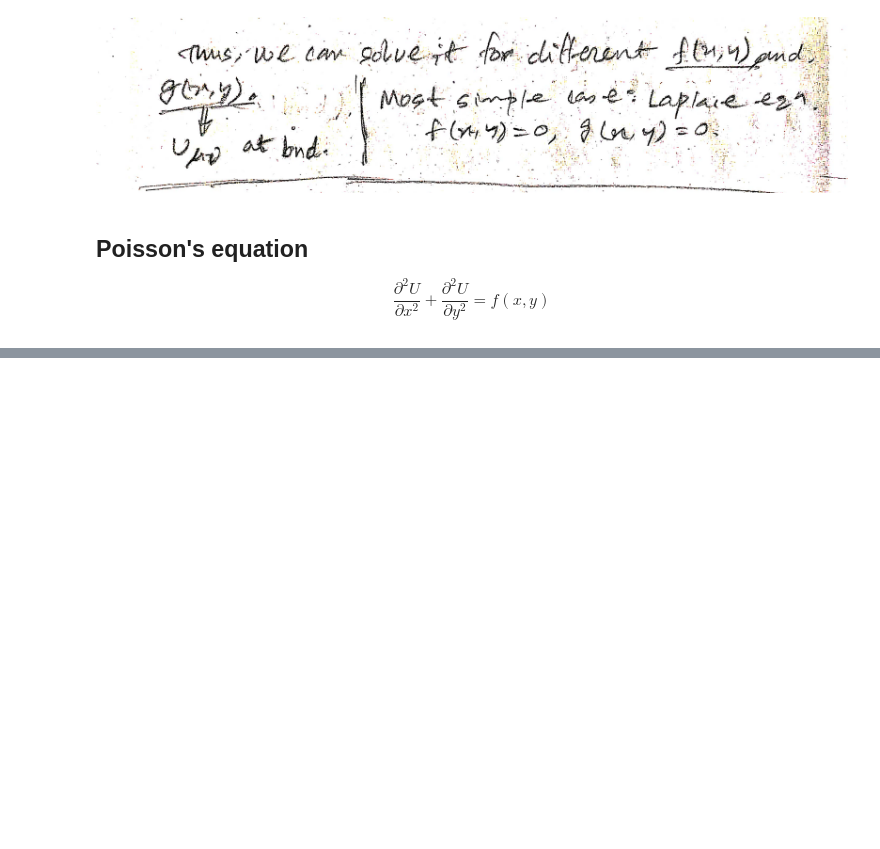
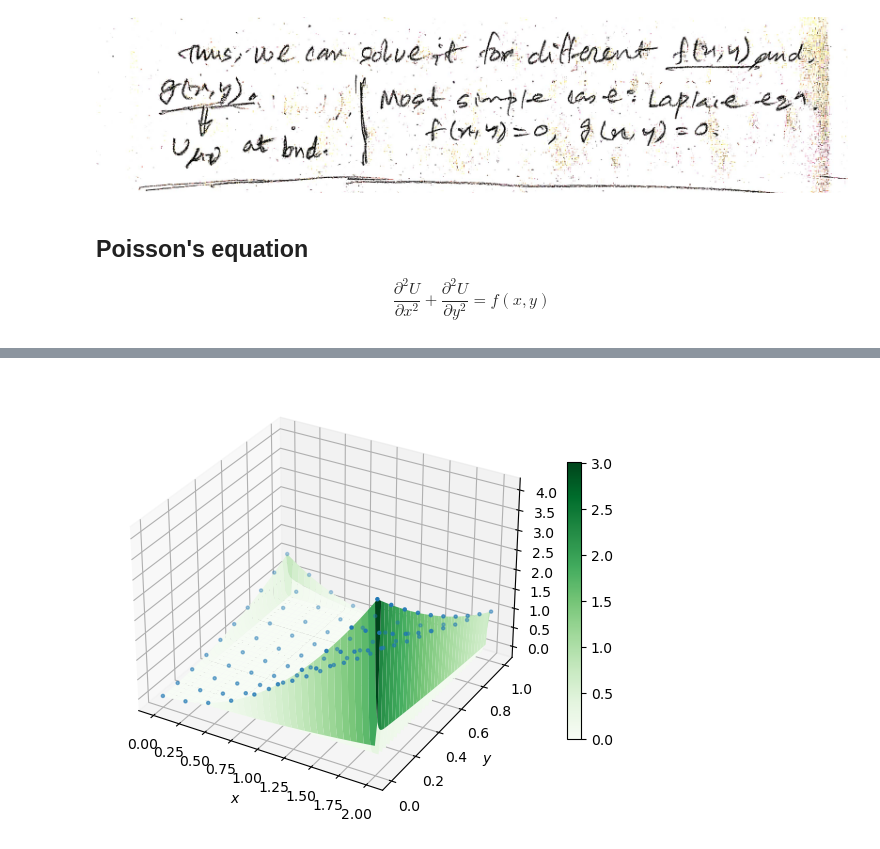
Before and after one commit to suman122003/Tutorials, a Jupyter notebook: book4_sem_4_5_Python/Ch4_1_Elliptic_PDE.ipynb, the cells around one changed output, grey strips where cells are left out. Cells and saved outputs as stored; diff of their text form; code cells hidden in the pictures; blank space fills up the shorter version.

```diff
--- a/book4_sem_4_5_Python/Ch4_1_Elliptic_PDE.ipynb
+++ b/book4_sem_4_5_Python/Ch4_1_Elliptic_PDE.ipynb
@@ -41,0 +81,32 @@ $$ U(0,y)=U(1,y)=y,\quad 0\leq y\leq 1 $$
+# %%
+def f(x, y):
+    return 4
+tol = 1e-10
+def g(pr, x, y):
+    x0, xL, y0, yL = pr
+    if abs(x-x0)<tol:
+        gxy = y**2
+    elif abs(x-xL)<tol:
+        gxy = (y-1)**2
+    elif abs(y-y0)<tol:
+        gxy = x**2
+    elif abs(y-yL)<tol:
+        gxy = (x-2)**2
+    return gxy
+
+Xmn, Xmx, Ymn, Ymx = 0, 1, 0, 2
+hx, hy = 1e-2, 2*1e-2
+x, y, U = elpPDE_CD(f, g, Xmn,Xmx,Ymn,Ymx, hx,hy)
+
+fig = plt.figure(figsize=(7,6))
+ax = plt.axes(projection='3d')
+xp, yp = np.meshgrid(y, x)
+sol = ax.plot_surface(xp,yp,np.asarray(U), cmap='Greens')
+fig.colorbar(sol, shrink=0.6)
+xp1, yp1 = np.meshgrid(np.linspace(Ymn,Ymx,10),np.linspace(Xmn,Xmx,10))
+dots = ax.scatter3D(xp1,yp1,(xp1-yp1)**2, marker='.')    # exact soln
+plt.xlabel('$x$')
+plt.ylabel('$y$')
+plt.show()
+# %% [output]
+[figure, added]
```
Also changed, not shown: parts of 8 cells of this notebook, 3 other files.
